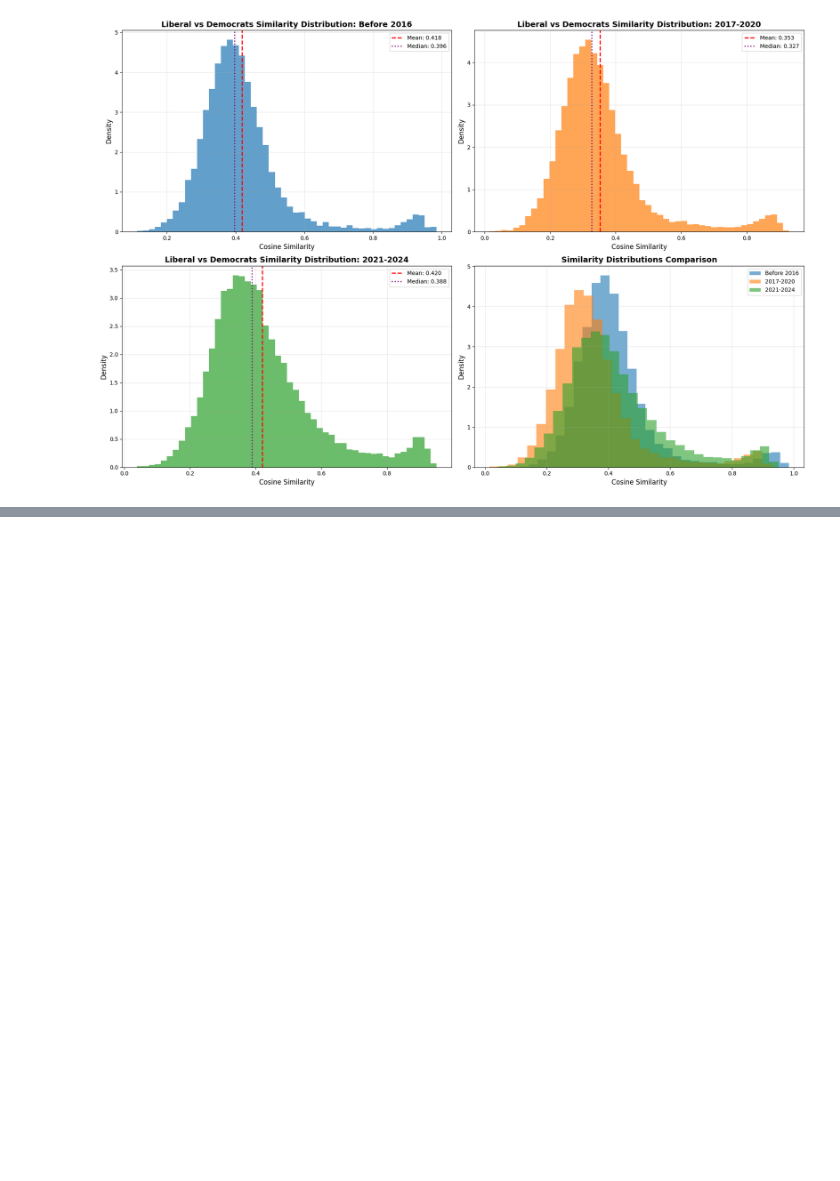
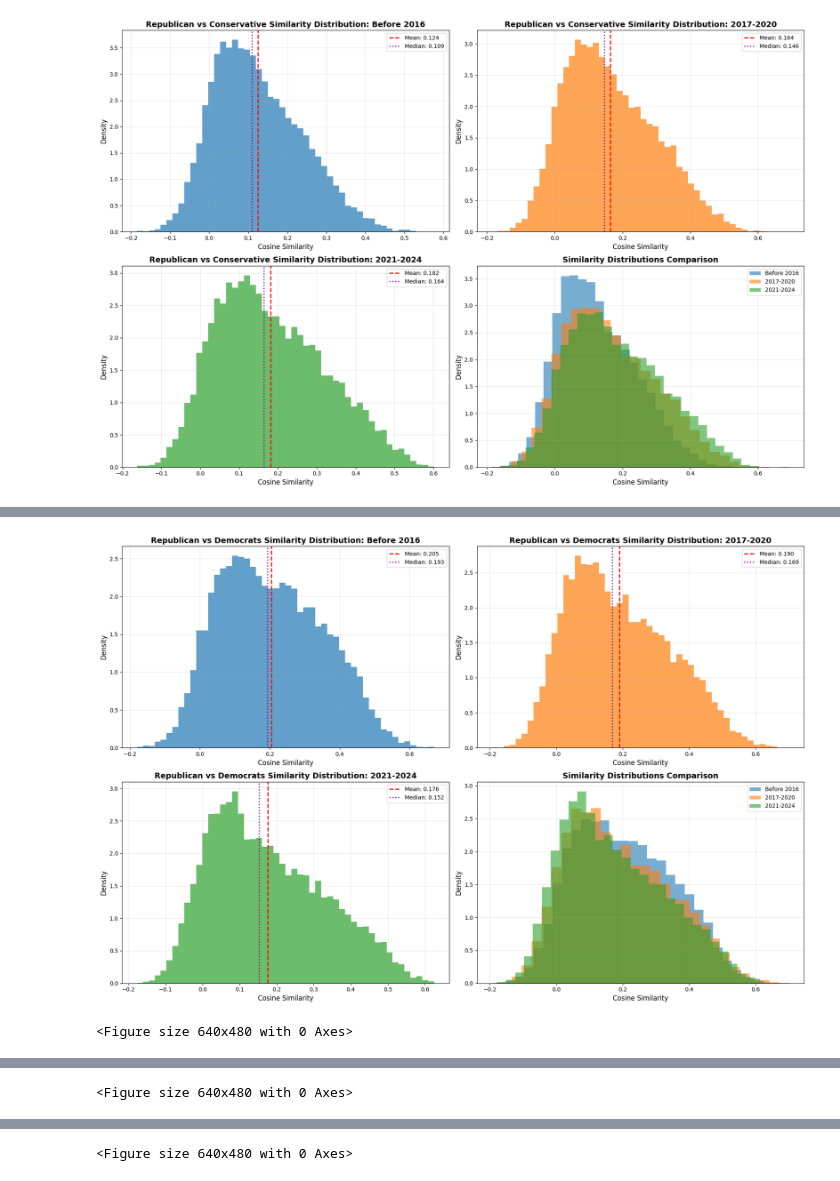
Before and after one commit to Lucas265163/Different-Word-Usage-on-Different-Subreddits, a Jupyter notebook: distribution_analysis_v2.ipynb, the cells around one changed output, grey strips where cells are left out. Cells and saved outputs as stored; diff of their text form; code cells hidden in the pictures; blank space fills up the shorter version.

```diff
--- a/distribution_analysis_v2.ipynb
+++ b/distribution_analysis_v2.ipynb
@@ -102,14 +211,7 @@ FileNotFoundError: [Errno 2] No such file or directory: 'models/word2vec/conserv
 import pandas as pd
 import matplotlib.pyplot as plt
 
-# Read the CSV files
-df_before_2016 = pd.read_csv("output/subreddit_comparisons_v2/republican_vs_conservatives_before_2016.csv")
-df_2017_2020 = pd.read_csv("output/subreddit_comparisons_v2/republican_vs_conservatives_2017_2020.csv")
-df_2021_2024 = pd.read_csv("output/subreddit_comparisons_v2/republican_vs_conservatives_2021_2024.csv")
-
-
-
-def analyze_similarity_distributions():
+def analyze_similarity_distributions(df_before_2016, df_2017_2020, df_2021_2024, subreddit1, subreddit2):
     """Analyze how cosine similarity distributions change over time"""
 
     # Prepare data
@@ -135,46 +237,79 @@ def analyze_similarity_distributions():
         plt.axvline(mean_sim, color='red', linestyle='--', linewidth=2,
                    label=f'Mean: {mean_sim:.3f}')
         plt.axvline(median_sim, color='purple', linestyle=':', linewidth=2,
                    label=f'Median: {median_sim:.3f}')
 
-        plt.title(f'Republican vs Conservative Similarity Distribution: {period}', fontsize=14, fontweight='bold')
+        plt.title(f'{subreddit1} vs {subreddit2} Similarity Distribution: {period}', fontsize=14, fontweight='bold')
         plt.xlabel('Cosine Similarity', fontsize=12)
         plt.ylabel('Density', fontsize=12)
         plt.legend()
         plt.grid(True, alpha=0.3)
 
     # Combined comparison plot
     plt.subplot(2, 2, 4)
     colors = ['#1f77b4', '#ff7f0e', '#2ca02c']
     for i, (df, period, color) in enumerate(zip(dataframes, period_names, colors)):
         plt.hist(df['similarity'], bins=30, alpha=0.6, density=True,
                 label=period, color=color)
 
     plt.title('Similarity Distributions Comparison', fontsize=14, fontweight='bold')
     plt.xlabel('Cosine Similarity', fontsize=12)
     plt.ylabel('Density', fontsize=12)
     plt.legend()
     plt.grid(True, alpha=0.3)
 
     plt.tight_layout()
+    plt.savefig(f"output/v4/{subreddit1}_{subreddit2}_similarity_distributions.png")
     plt.show()
 
-    # Print detailed statistics
-    print("\n" + "="*60)
-    print("COSINE SIMILARITY DISTRIBUTION ANALYSIS")
-
-    for df, period in zip(dataframes, period_names):
-        print(f"\n{period} Statistics:")
-        print(f"  Mean similarity: {df['similarity'].mean():.4f}")
-        print(f"  Median similarity: {df['similarity'].median():.4f}")
-        print(f"  Std similarity: {df['similarity'].std():.4f}")
-        print(f"  Min similarity: {df['similarity'].min():.4f}")
-        print(f"  Max similarity: {df['similarity'].max():.4f}")
-        print(f"  Words with similarity < 0.0: {(df['similarity'] < 0.0).sum()}/{len(df)} ({(df['similarity'] < 0.0).mean()*100:.1f}%)")
-        print(f"  Words with similarity < -0.1: {(df['similarity'] < -0.1).sum()}/{len(df)} ({(df['similarity'] < -0.1).mean()*100:.1f}%)")
 
 
 # Run the analysis
-similarity_stats = analyze_similarity_distributions()
+# Read the CSV files
+republican_conservative_before_2016 = pd.read_csv("output/v4/republican_conservative_before_2016.csv")
+republican_conservative_2017_2020 = pd.read_csv("output/v4/republican_conservative_2017_2020.csv")
+republican_conservative_2021_2024 = pd.read_csv("output/v4/republican_conservative_2021_2024.csv")
+republican_democrats_before_2016 = pd.read_csv("output/v4/republican_democrats_before_2016.csv")
+republican_democrats_2017_2020 = pd.read_csv("output/v4/republican_democrats_2017_2020.csv")
+republican_democrats_2021_2024 = pd.read_csv("output/v4/republican_democrats_2021_2024.csv")
+liberal_democrats_before_2016 = pd.read_csv("output/v4/liberal_democrats_before_2016.csv")
+liberal_democrats_2017_2020 = pd.read_csv("output/v4/liberal_democrats_2017_2020.csv")
+liberal_democrats_2021_2024 = pd.read_csv("output/v4/liberal_democrats_2021_2024.csv")
+backpacking_vagabond_before_2016 = pd.read_csv("output/v4/backpacking_vagabond_before_2016.csv")
+backpacking_vagabond_2017_2020 = pd.read_csv("output/v4/backpacking_vagabond_2017_2020.csv")
+backpacking_vagabond_2021_2024 = pd.read_csv("output/v4/backpacking_vagabond_2021_2024.csv")
+
+
+analyze_similarity_distributions(
+    republican_conservative_before_2016,
+    republican_conservative_2017_2020,
+    republican_conservative_2021_2024,
+    "Republican",
+    "Conservative"
+    )
+
+analyze_similarity_distributions(
+    republican_democrats_before_2016,
+    republican_democrats_2017_2020,
+    republican_democrats_2021_2024,
+    "Republican",
+    "Democrats"
+    )
+
+analyze_similarity_distributions(
+    liberal_democrats_before_2016,
+    liberal_democrats_2017_2020,
+    liberal_democrats_2021_2024,
+    "Liberal",
+    "Democrats"
+    )
+
+analyze_similarity_distributions(
+    backpacking_vagabond_before_2016,
+    backpacking_vagabond_2017_2020,
+    backpacking_vagabond_2021_2024,
+    "Backpacking",
+    "Vagabond"
+    )
 # %% [output]
-[figure, old version]
+[figure, new version]
@@ -197,0 +317,2 @@ Before 2016 Statistics:
+[figure, added]
+<Figure size 640x480 with 0 Axes>
@@ -197,0 +320 @@ Before 2016 Statistics:
+<Figure size 640x480 with 0 Axes>
@@ -197,0 +322 @@ Before 2016 Statistics:
+<Figure size 640x480 with 0 Axes>
```
Also changed, not shown: parts of 5 cells of this notebook, 5 other files.
